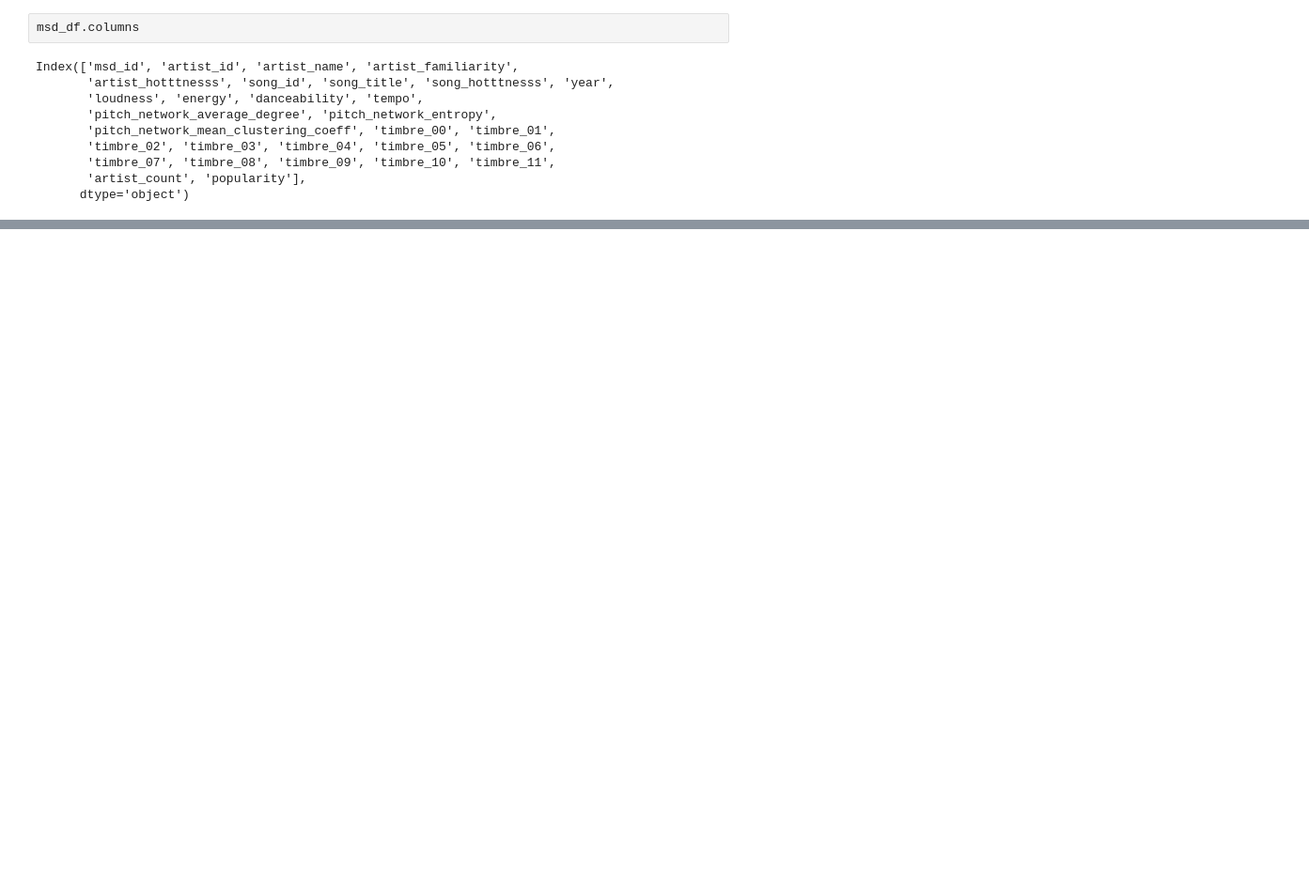
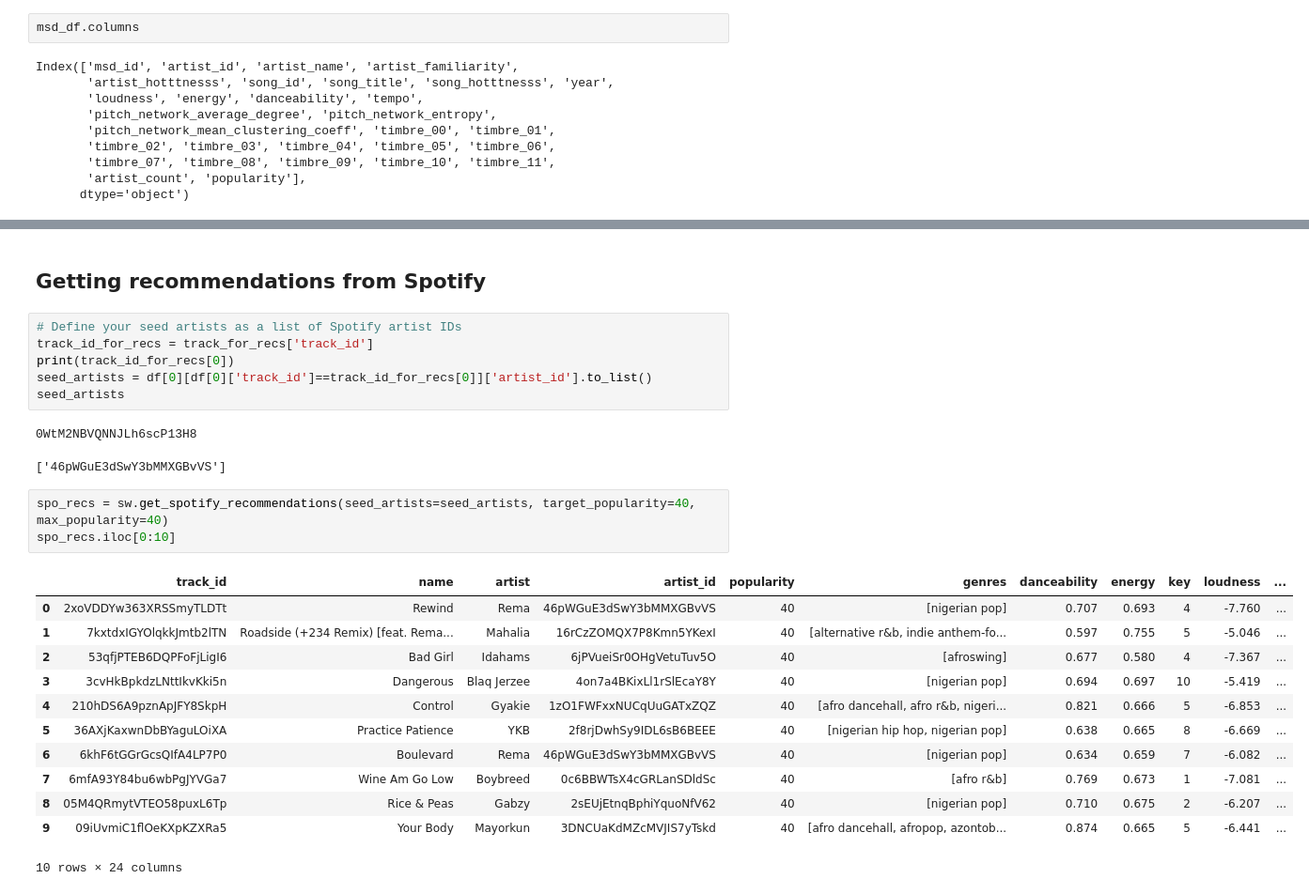
Before and after one commit to jaksiks/spotify-dumpster-diver, a Jupyter notebook: notebooks/Seths_Dumpster.ipynb, the cells around one changed output, grey strips where cells are left out. Shown: that part at 94% size. Cells and saved outputs as stored; diff of their text form; blank space fills up the shorter version.

```diff
--- a/notebooks/Seths_Dumpster.ipynb
+++ b/notebooks/Seths_Dumpster.ipynb
@@ -162 +165,28 @@ Name: pitch_network_mean_clustering_coeff, dtype: float64
 Name: tempo, dtype: float64
+# %% [markdown]
+## Getting recommendations from Spotify
+# %%
+# Define your seed artists as a list of Spotify artist IDs
+track_id_for_recs = track_for_recs['track_id']
+print(track_id_for_recs[0])
+seed_artists = df[0][df[0]['track_id']==track_id_for_recs[0]]['artist_id'].to_list()
+seed_artists
+# %% [output]
+0WtM2NBVQNNJLh6scP13H8
+['46pWGuE3dSwY3bMMXGBvVS']
+# %%
+spo_recs = sw.get_spotify_recommendations(seed_artists=seed_artists, target_popularity=40, max_popularity=40)
+spo_recs.iloc[0:10]
+# %% [output]
+|  | track_id | name | artist | artist_id | popularity | genres | danceability | energy | key | loudness | ... |
+| 0 | 2xoVDDYw363XRSSmyTLDTt | Rewind | Rema | 46pWGuE3dSwY3bMMXGBvVS | 40 | [nigerian pop] | 0.707 | 0.693 | 4 | -7.760 | ... |
+| 1 | 7kxtdxIGYOlqkkJmtb2lTN | Roadside (+234 Remix) [feat. Rema... | Mahalia | 16rCzZOMQX7P8Kmn5YKexI | 40 | [alternative r&b, indie anthem-fo... | 0.597 | 0.755 | 5 | -5.046 | ... |
+| 2 | 53qfjPTEB6DQPFoFjLigI6 | Bad Girl | Idahams | 6jPVueiSr0OHgVetuTuv5O | 40 | [afroswing] | 0.677 | 0.580 | 4 | -7.367 | ... |
+| 3 | 3cvHkBpkdzLNttIkvKki5n | Dangerous | Blaq Jerzee | 4on7a4BKixLl1rSlEcaY8Y | 40 | [nigerian pop] | 0.694 | 0.697 | 10 | -5.419 | ... |
+| 4 | 210hDS6A9pznApJFY8SkpH | Control | Gyakie | 1zO1FWFxxNUCqUuGATxZQZ | 40 | [afro dancehall, afro r&b, nigeri... | 0.821 | 0.666 | 5 | -6.853 | ... |
+| 5 | 36AXjKaxwnDbBYaguLOiXA | Practice Patience | YKB | 2f8rjDwhSy9IDL6sB6BEEE | 40 | [nigerian hip hop, nigerian pop] | 0.638 | 0.665 | 8 | -6.669 | ... |
+| 6 | 6khF6tGGrGcsQIfA4LP7P0 | Boulevard | Rema | 46pWGuE3dSwY3bMMXGBvVS | 40 | [nigerian pop] | 0.634 | 0.659 | 7 | -6.082 | ... |
+| 7 | 6mfA93Y84bu6wbPgJYVGa7 | Wine Am Go Low | Boybreed | 0c6BBWTsX4cGRLanSDldSc | 40 | [afro r&b] | 0.769 | 0.673 | 1 | -7.081 | ... |
+| 8 | 05M4QRmytVTEO58puxL6Tp | Rice & Peas | Gabzy | 2sEUjEtnqBphiYquoNfV62 | 40 | [nigerian pop] | 0.710 | 0.675 | 2 | -6.207 | ... |
+| 9 | 09iUvmiC1flOeKXpKZXRa5 | Your Body | Mayorkun | 3DNCUaKdMZcMVJIS7yTskd | 40 | [afro dancehall, afropop, azontob... | 0.874 | 0.665 | 5 | -6.441 | ... |
+10 rows × 24 columns
```
Also changed, not shown: parts of 13 cells of this notebook.
